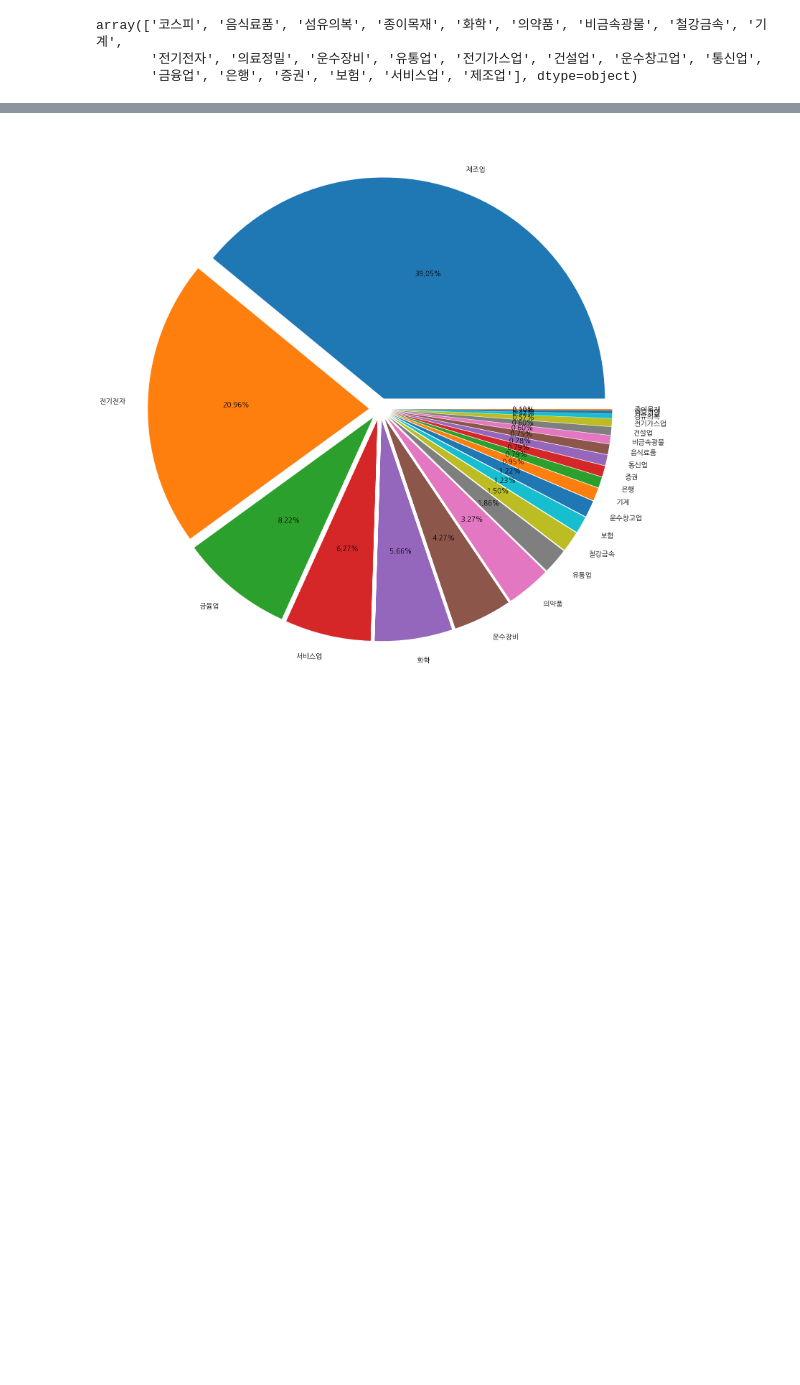
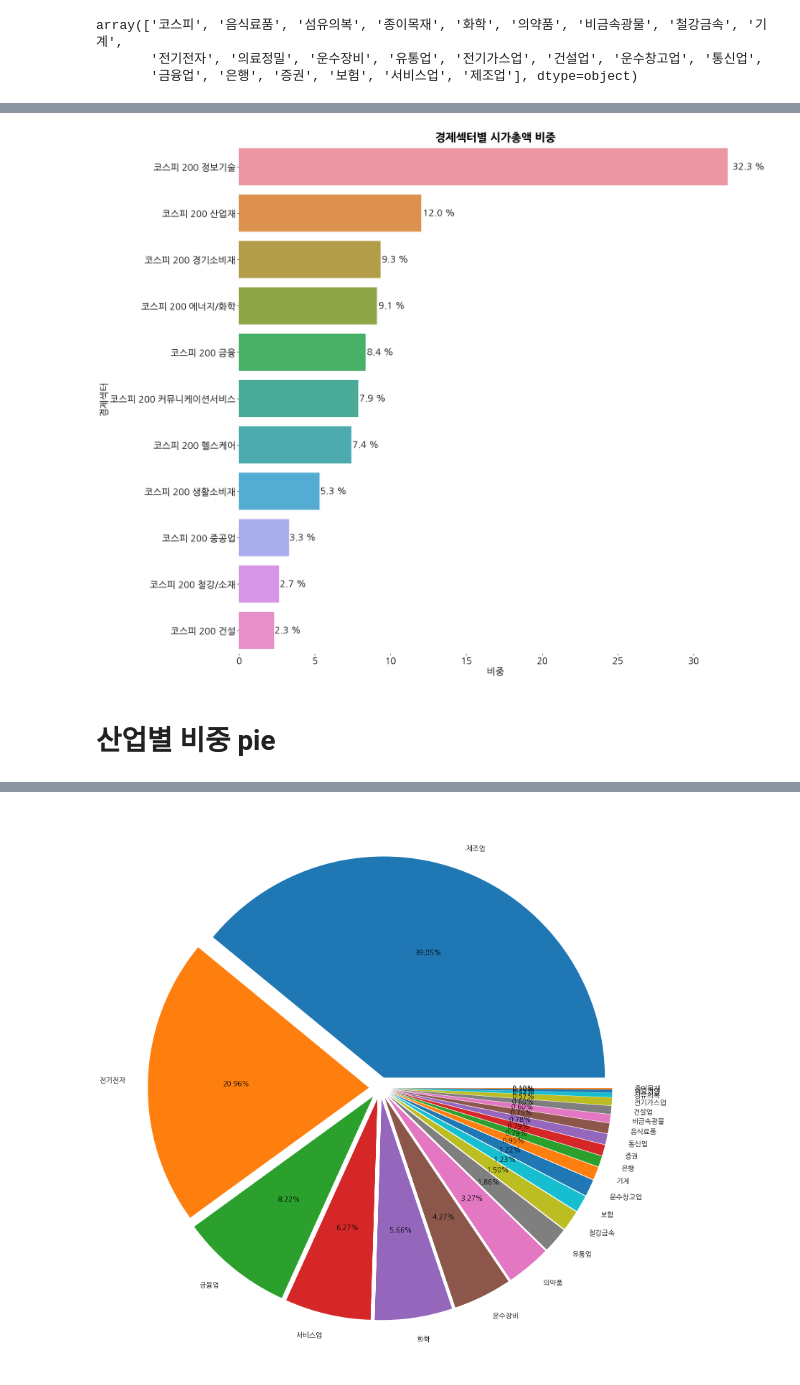
Before and after one commit to KB-IT-Academy-Team-4/eda-kospi, a Jupyter notebook: kospi_sector/프로젝트용_시각화_유상균.ipynb, the cells around one changed output, grey strips where cells are left out. Cells and saved outputs as stored; diff of their text form; code cells hidden in the pictures; blank space fills up the shorter version.

```diff
--- a/kospi_sector/프로젝트용_시각화_유상균.ipynb
+++ b/kospi_sector/프로젝트용_시각화_유상균.ipynb
@@ -310,2 +346,19 @@ Name: date, Length: 5597, dtype: int64
+# %%
+plt.rc('font', size=20)
+plt.rc('legend', fontsize=20)
+
+ax = sns.barplot(x = ratio, y=labels)
+for p in ax.patches:
+    x, y, width, height = p.get_bbox().bounds
+    ax.text(width*1.01, y+height/2, "%.1f %%"%(width), va='center')
+plt.title('경제섹터별 시가총액 비중',fontweight = 'bold')
+plt.sca(ax)
+plt.box(False)
+
+plt.show()
+# %% [output]
+[figure, added]
+# %% [markdown]
+# 산업별 비중 pie
 # %%
 산업 = df[df['date']=='2022-01-26']
```
Also changed, not shown: parts of 20 cells of this notebook.
